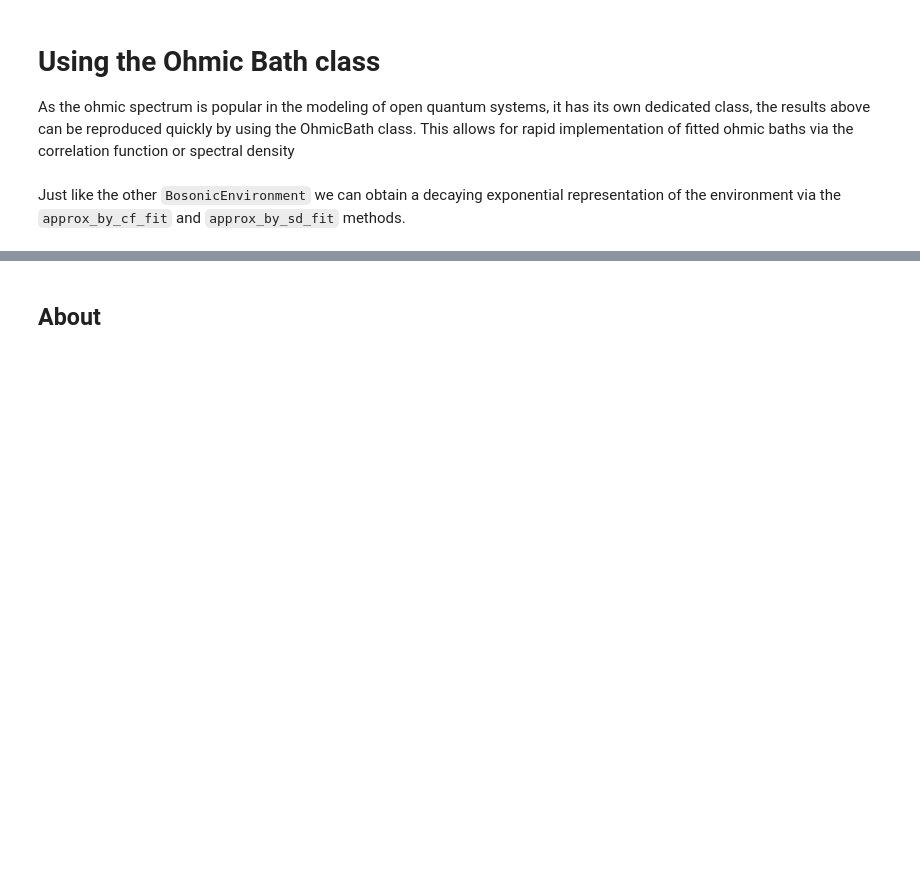
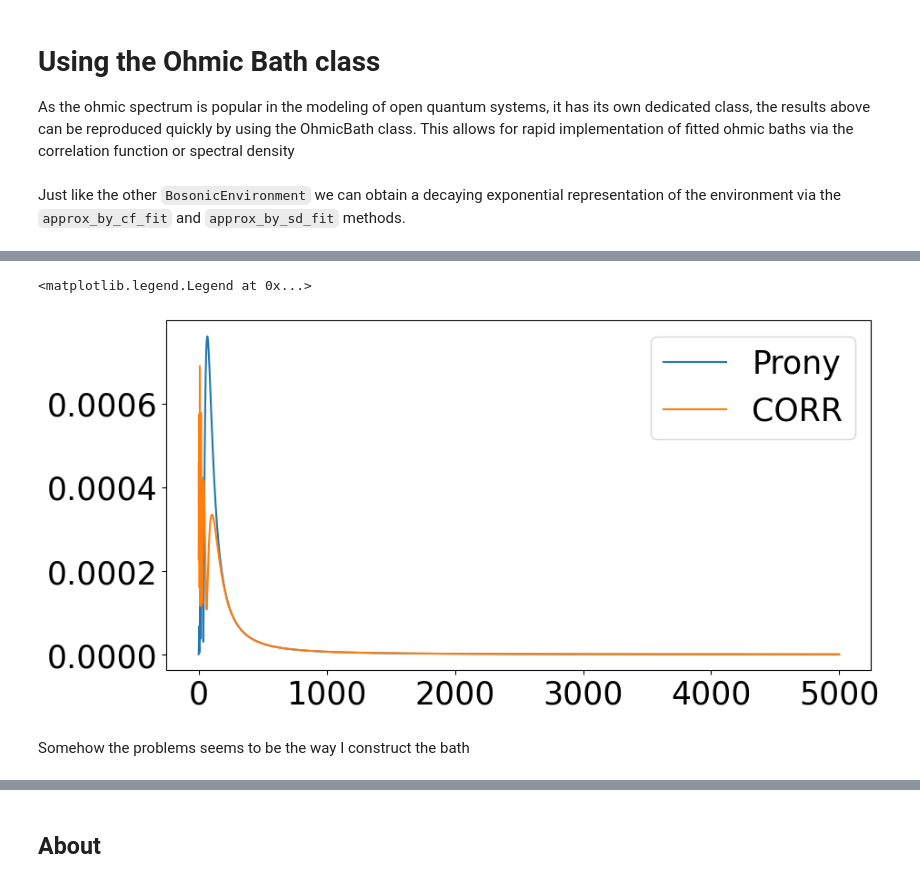
Before and after one commit to qutip/qutip-tutorials, a Jupyter notebook: tutorials-v5/heom/heom-1d-spin-bath-model-ohmic-fitting.ipynb, the cells around one changed output, grey strips where cells are left out. Cells and saved outputs as stored; diff of their text form; code cells hidden in the pictures; blank space fills up the shorter version.

```diff
--- a/tutorials-v5/heom/heom-1d-spin-bath-model-ohmic-fitting.ipynb
+++ b/tutorials-v5/heom/heom-1d-spin-bath-model-ohmic-fitting.ipynb
@@ -784,9 +802,10 @@ Just like the other `BosonicEnvironment` we can obtain a decaying exponential
 representation of the environment via the `approx_by_cf_fit` and
 `approx_by_sd_fit` methods.
 # %%
-Obath, fitinfo = obs.approx_by_cf_fit(tlist=tlist,Nr_max=4,Ni_max=4,maxfev=1e9)
+tlist = np.linspace(0, 30 * np.pi / Del, 5000)
+
+Obath, fitinfo = obs.approx_by_cf_fit(tlist=tlist,Nr_max=4,Ni_max=4,maxfev=1e9,target_rsme=None)
 print(fitinfo["summary"])
-tlist = np.linspace(0, 30 * np.pi / Del, 600)
 HEOM_ohmic_corr_fit = HEOMSolver(
     Hsys,
     (Obath,Q),
@@ -834,0 +889,32 @@ Finally we plot the dynamics obtained by the different methods
+# %%
+tlist2=np.linspace(0,2_000,5000)
+# %%
+pbath,(amp,ph)=obs.approx_by_prony(tlist2,Nr=5,Ni=5,combine=True)
+pbath.T=T
+# mask=abs(amp)>1
+# amp=amp[mask]
+# ph=ph[mask]
+# print("done")
+# HEOM_ohmic_prony_fit = HEOMSolver(
+#     Hsys,
+#     (pbath,Q),
+#     max_depth=5,
+#     options=options,
+# )
+# results_ohmic_prony_fit = HEOM_ohmic_prony_fit.run(rho0, tlist)
+# %%
+diff=(pbath.correlation_function(tlist2))-obs.correlation_function(tlist2)
+tlist3=np.linspace(0,tlist2[np.argmax(diff)],1000)
+# plt.plot(tlist3,pbath.correlation_function(tlist3),"k--")
+# plt.plot(tlist3,Obath.correlation_function(tlist3),"b")
+# plt.plot(tlist3,obs.correlation_function(tlist3),"r")
+
+plt.plot(abs(diff),label="Prony")
+plt.plot(abs(Obath.correlation_function(tlist2)-obs.correlation_function(tlist2)),label="CORR")
+plt.legend()
+#plt.yscale("log")
+# %% [output]
+<matplotlib.legend.Legend at 0x...>
+[figure, added]
+# %% [markdown]
+Somehow the problems seems to be the way I construct the bath
```
Also changed, not shown: parts of 51 cells of this notebook, 1 other file.
